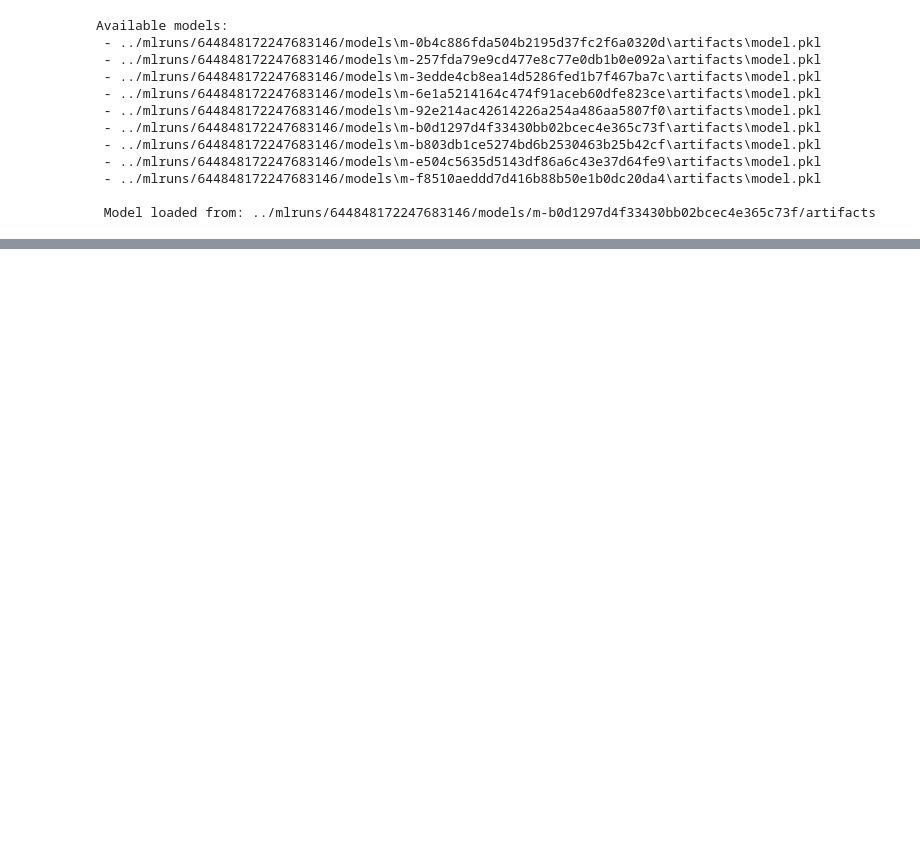
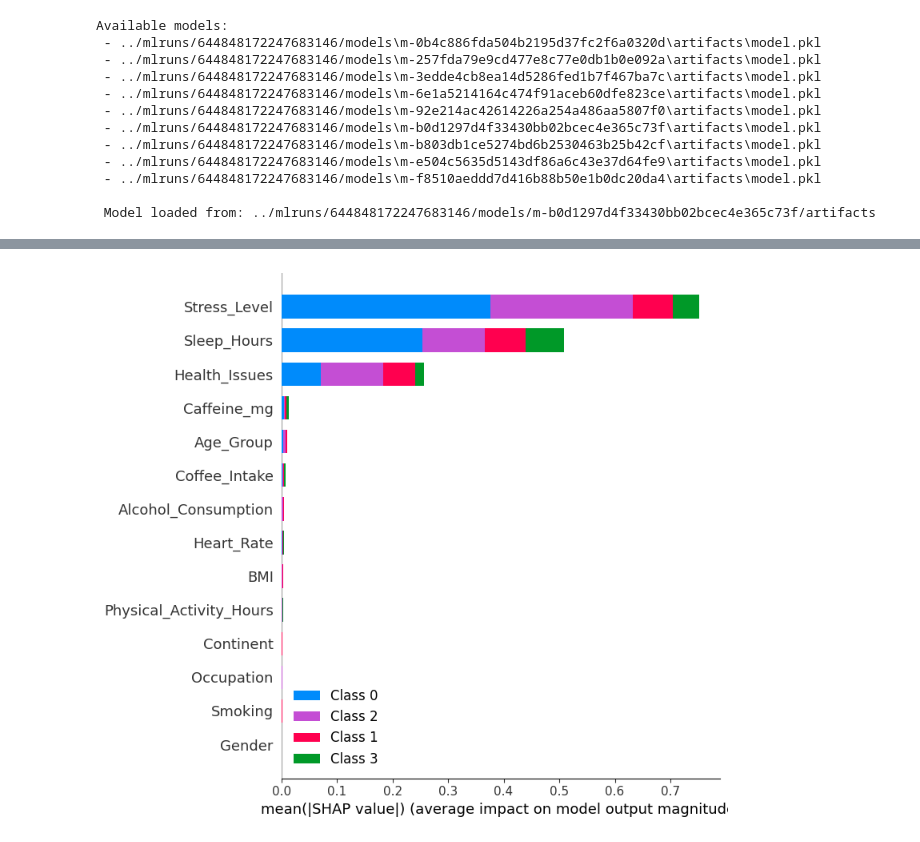
Before and after one commit to riada-zotiny/Processus_data, a Jupyter notebook: notebooks/03_explainability.ipynb, the cells around one changed output, grey strips where cells are left out. Saved outputs shown, nothing was run; the diff lists cells and outputs as text; code cells hidden in the pictures; blank space fills up the shorter version.

```diff
--- a/notebooks/03_explainability.ipynb
+++ b/notebooks/03_explainability.ipynb
@@ -69 +83,10 @@ for i in range(4):
+# %%
+
+shap.summary_plot(
+    shap_values, # On prend toutes les samples, toutes les features, pour la classe 2
+    X_test.iloc[indices],
+    show=False # Pour éviter l'affichage dans certaines environnements
+)
+# %% [output]
+[figure, added]
 # %%
```
Also changed, not shown: parts of 5 cells of this notebook, 1 other file.
